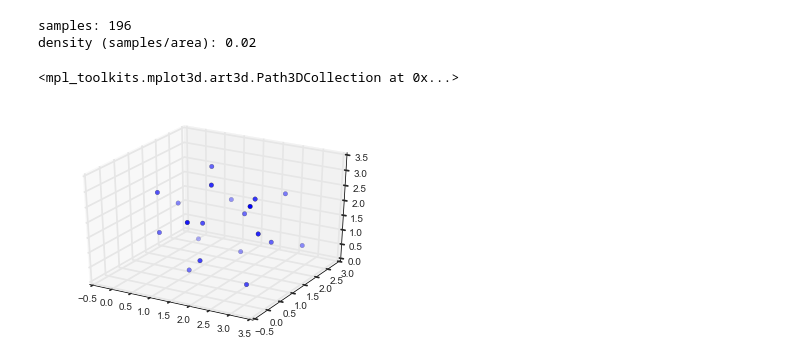
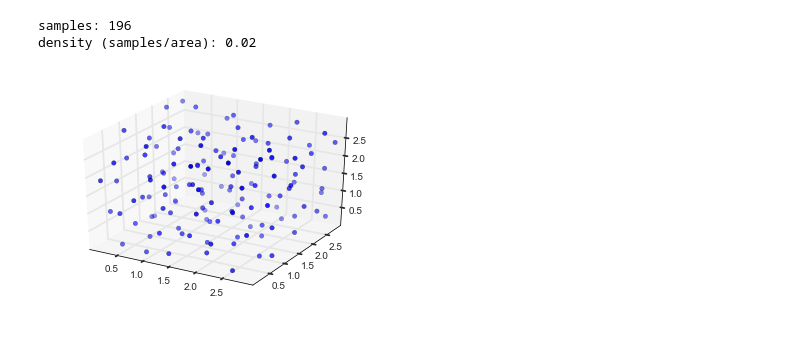
Before and after one commit to IHautaI/poisson-disc, a Jupyter notebook: poisson_disc.ipynb, the cells around one changed output. Cells and saved outputs as stored; diff of their text form; code cells hidden in the pictures.

Commit message:
better 3D graph

```diff
--- a/poisson_disc.ipynb
+++ b/poisson_disc.ipynb
@@ -57,7 +57,7 @@ density (samples/area): 0.02
 # %%
 from mpl_toolkits.mplot3d import Axes3D
 # %%
-r=1
+r=.5
 length = 3
 width = 3
 height = 3
@@ -68,7 +68,7 @@ data = grid.poisson(rand, 30)
 # %%
 fig=plt.figure()
 ax=fig.add_subplot(111, projection='3d')
 ax.scatter(*unzip(data))
+ax.margins(0,0,0)
 # %% [output]
-<mpl_toolkits.mplot3d.art3d.Path3DCollection at 0x...>
-[figure, old version]
+[figure, new version]
```
